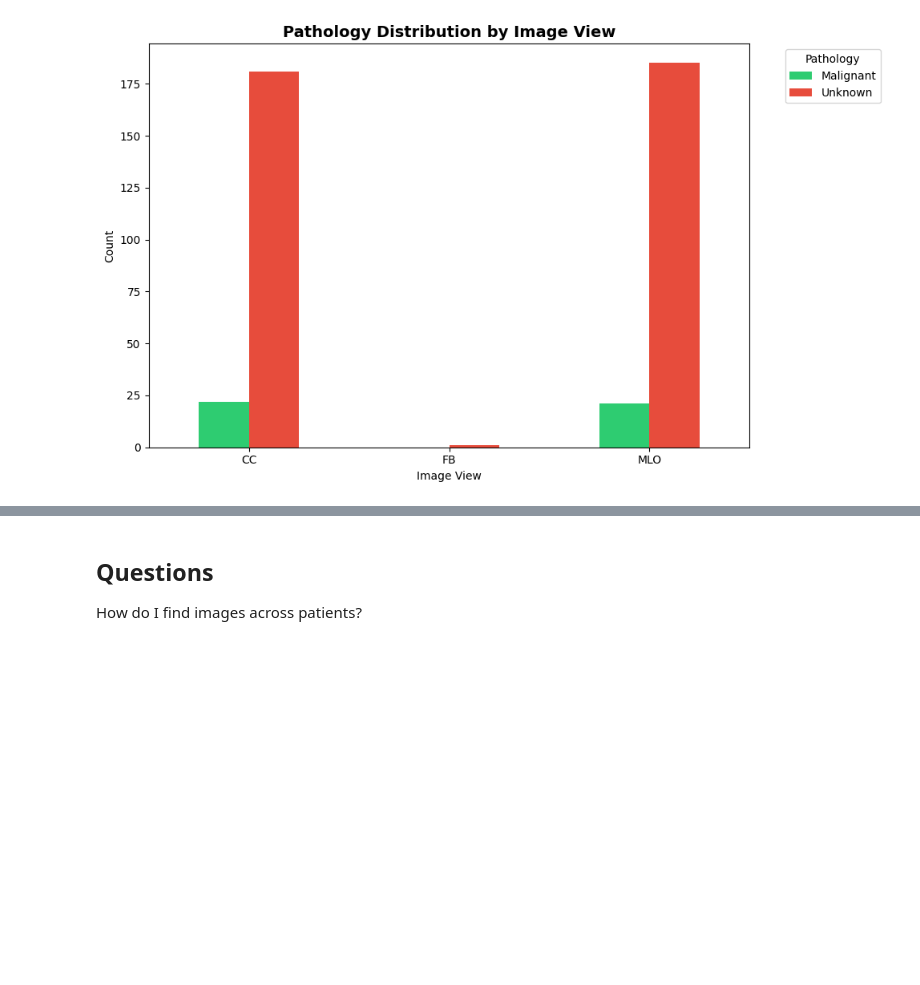
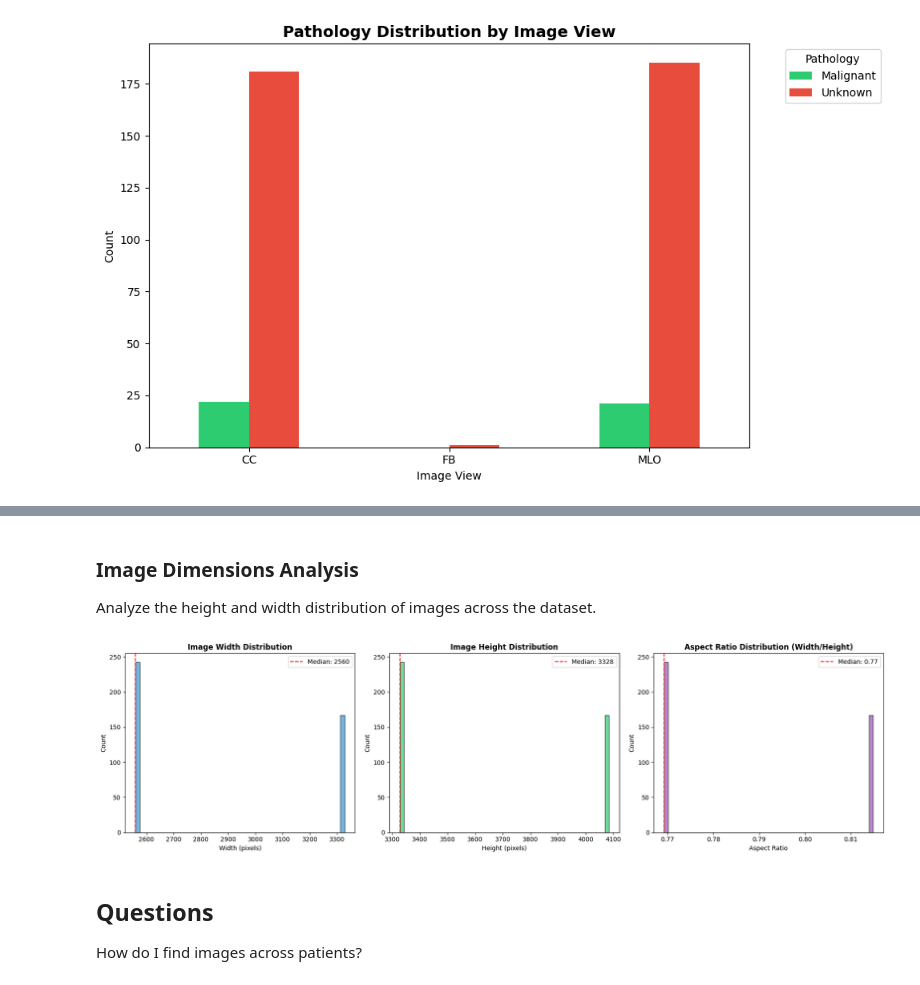
Before and after one commit to lextoumbourou/cm3070-final-project, a Jupyter notebook: notebooks/02-inbreast.ipynb, the cells around one changed output, grey strips where cells are left out. Saved outputs shown, nothing was run; the diff lists cells and outputs as text; code cells hidden in the pictures; blank space fills up the shorter version.

Commit message:
Demonstrate preprocessing pipeline on INBreast.

```diff
--- a/notebooks/02-inbreast.ipynb
+++ b/notebooks/02-inbreast.ipynb
@@ -527,0 +479,4 @@ First 5 points:
+# %% [markdown]
+### Image Dimensions Analysis
+
+Analyze the height and width distribution of images across the dataset.
@@ -528,3 +507,40 @@ First 5 points:
+# %%
+dicom_dir = INBREAST_ROOT / "AllDICOMs"
+dimensions_df = get_image_dimensions(inbreast_df, dicom_dir, desc="Analysing image dimensions")
+# %%
+fig, axes = plt.subplots(1, 3, figsize=(18, 5))
+
+# Width distribution
+axes[0].hist(dimensions_df['width'], bins=50, color='#3498db', edgecolor='black', alpha=0.7)
+axes[0].set_title('Image Width Distribution', fontsize=12, fontweight='bold')
+axes[0].set_xlabel('Width (pixels)')
+axes[0].set_ylabel('Count')
+axes[0].axvline(dimensions_df['width'].median(), color='red', linestyle='--',
+                label=f"Median: {dimensions_df['width'].median():.0f}")
+axes[0].legend()
+
+# Height distribution
+axes[1].hist(dimensions_df['height'], bins=50, color='#2ecc71', edgecolor='black', alpha=0.7)
+axes[1].set_title('Image Height Distribution', fontsize=12, fontweight='bold')
+axes[1].set_xlabel('Height (pixels)')
+axes[1].set_ylabel('Count')
+axes[1].axvline(dimensions_df['height'].median(), color='red', linestyle='--',
+                label=f"Median: {dimensions_df['height'].median():.0f}")
+axes[1].legend()
+
+# Aspect ratio distribution
+axes[2].hist(dimensions_df['aspect_ratio'], bins=50, color='#9b59b6', edgecolor='black', alpha=0.7)
+axes[2].set_title('Aspect Ratio Distribution (Width/Height)', fontsize=12, fontweight='bold')
+axes[2].set_xlabel('Aspect Ratio')
+axes[2].set_ylabel('Count')
+axes[2].axvline(dimensions_df['aspect_ratio'].median(), color='red', linestyle='--',
+                label=f"Median: {dimensions_df['aspect_ratio'].median():.2f}")
+axes[2].legend()
+
+plt.tight_layout()
+plt.show()
+# %% [output]
+[figure, added]
 # %% [markdown]
 ## Questions
 
```
Also changed, not shown: parts of 11 cells of this notebook, 1 other file.
